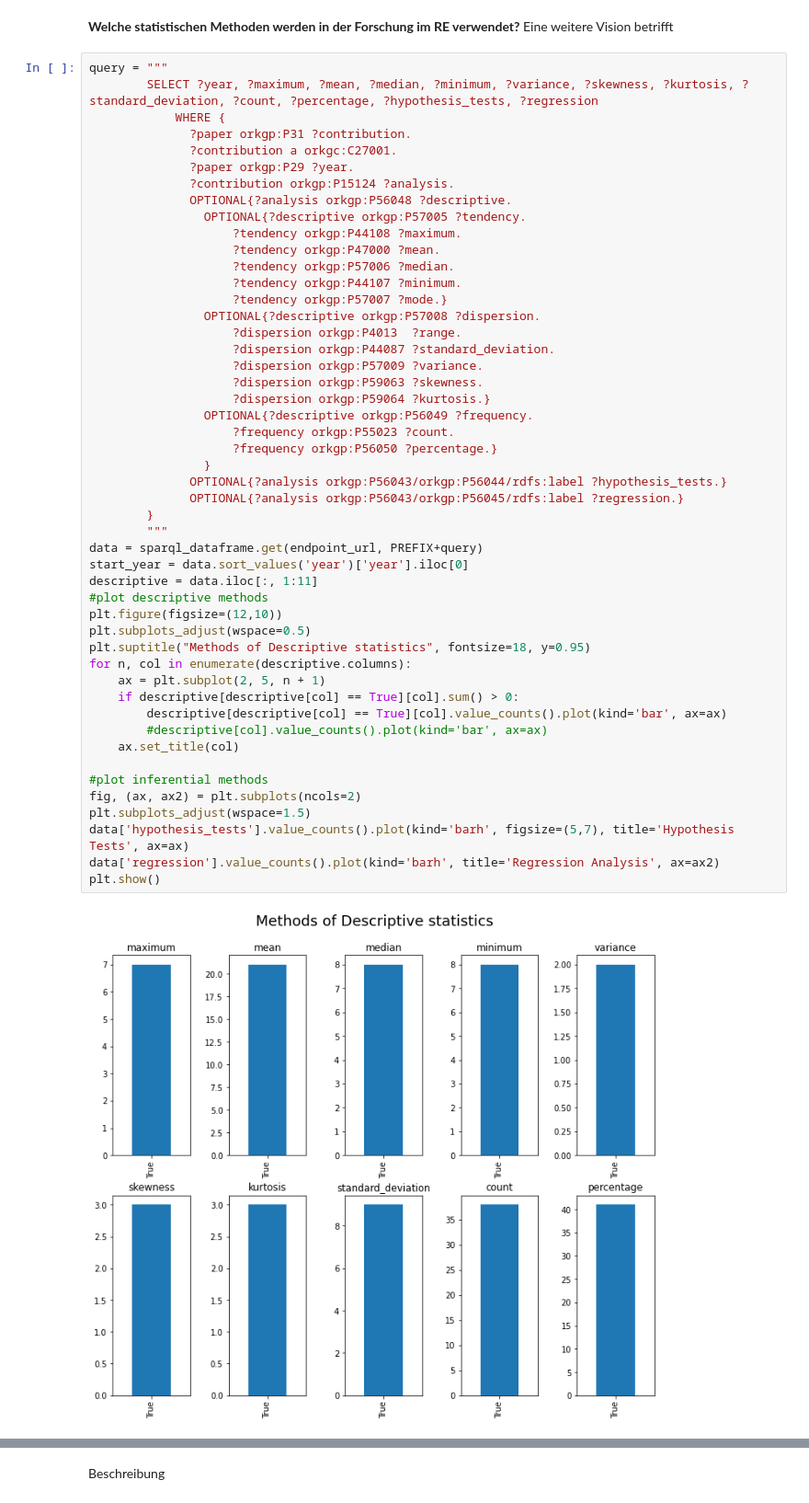
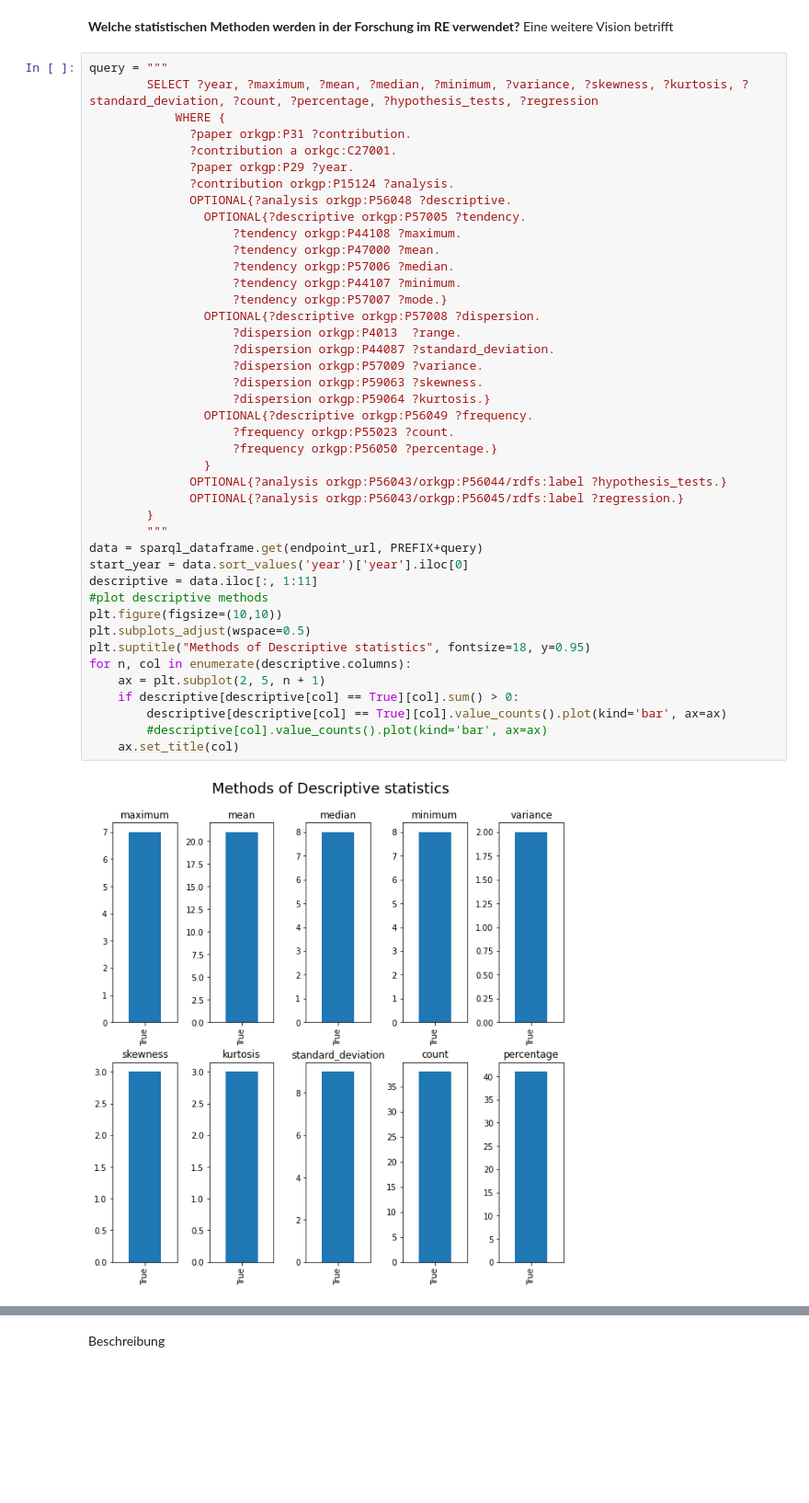
Before and after one commit to fWern/Bachelor-Thesis, a Jupyter notebook: sjoberg_roadmap_questions.ipynb, the cells around one changed output, grey strips where cells are left out. Shown: that part at 92% size. Saved outputs shown, nothing was run; the diff lists cells and outputs as text; blank space fills up the shorter version.

```diff
--- a/sjoberg_roadmap_questions.ipynb
+++ b/sjoberg_roadmap_questions.ipynb
@@ -138,39 +128,32 @@ query = """
                     ?tendency orkgp:P57006 ?median.
                     ?tendency orkgp:P44107 ?minimum.
                     ?tendency orkgp:P57007 ?mode.}
                 OPTIONAL{?descriptive orkgp:P57008 ?dispersion.
                     ?dispersion orkgp:P4013  ?range.
                     ?dispersion orkgp:P44087 ?standard_deviation.
                     ?dispersion orkgp:P57009 ?variance.
                     ?dispersion orkgp:P59063 ?skewness.
                     ?dispersion orkgp:P59064 ?kurtosis.}
                 OPTIONAL{?descriptive orkgp:P56049 ?frequency.
                     ?frequency orkgp:P55023 ?count.
                     ?frequency orkgp:P56050 ?percentage.}
                 }
               OPTIONAL{?analysis orkgp:P56043/orkgp:P56044/rdfs:label ?hypothesis_tests.}
               OPTIONAL{?analysis orkgp:P56043/orkgp:P56045/rdfs:label ?regression.}
         }
         """
 data = sparql_dataframe.get(endpoint_url, PREFIX+query)
 start_year = data.sort_values('year')['year'].iloc[0]
 descriptive = data.iloc[:, 1:11]
 #plot descriptive methods
-plt.figure(figsize=(12,10))
+plt.figure(figsize=(10,10))
 plt.subplots_adjust(wspace=0.5)
 plt.suptitle("Methods of Descriptive statistics", fontsize=18, y=0.95)
 for n, col in enumerate(descriptive.columns):
     ax = plt.subplot(2, 5, n + 1)
     if descriptive[descriptive[col] == True][col].sum() > 0:
         descriptive[descriptive[col] == True][col].value_counts().plot(kind='bar', ax=ax)
         #descriptive[col].value_counts().plot(kind='bar', ax=ax)
     ax.set_title(col)
-
-#plot inferential methods
-fig, (ax, ax2) = plt.subplots(ncols=2)
-plt.subplots_adjust(wspace=1.5)
-data['hypothesis_tests'].value_counts().plot(kind='barh', figsize=(5,7), title='Hypothesis Tests', ax=ax)
-data['regression'].value_counts().plot(kind='barh', title='Regression Analysis', ax=ax2)
-plt.show()
 # %% [output]
-[figure, old version]
+[figure, new version]
```
Also changed, not shown: parts of 39 cells of this notebook.
